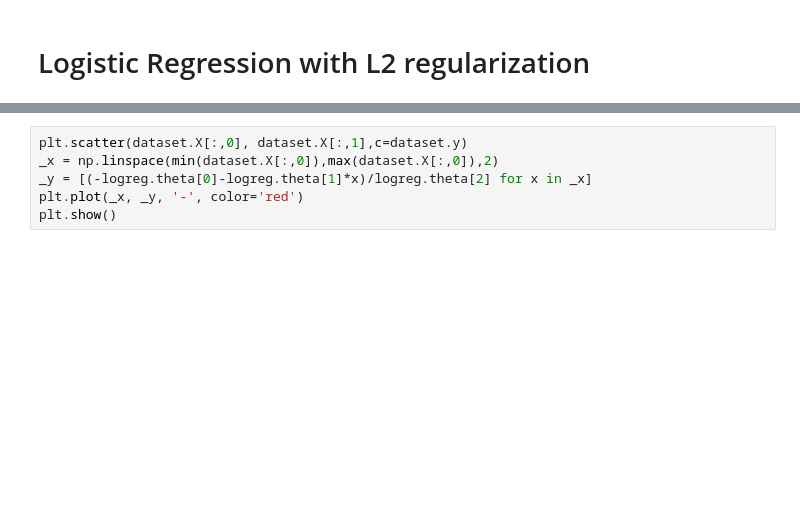
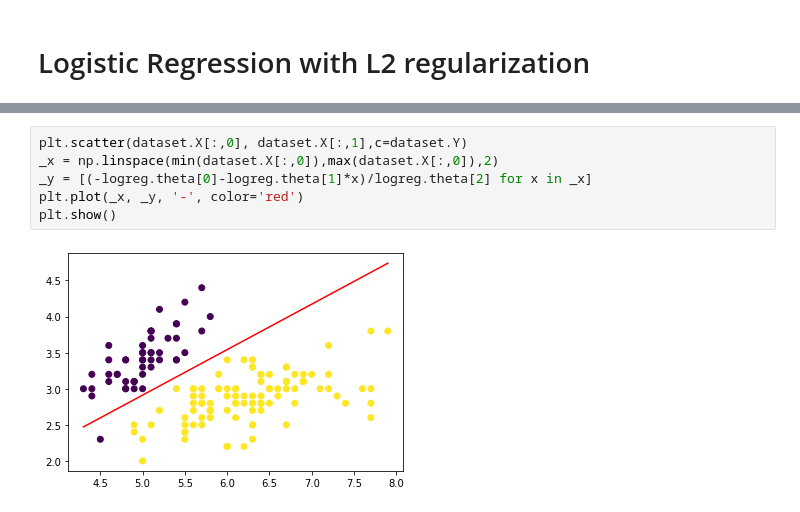
Before and after one commit to pg42866/SIB, a Jupyter notebook: scripts/eval2.ipynb, the cells around one changed output, grey strips where cells are left out. Saved outputs shown, nothing was run; the diff lists cells and outputs as text; blank space fills up the shorter version.

```diff
--- a/scripts/eval2.ipynb
+++ b/scripts/eval2.ipynb
@@ -129,9 +151,11 @@ logreg.theta
 # %%
-plt.scatter(dataset.X[:,0], dataset.X[:,1],c=dataset.y)
+plt.scatter(dataset.X[:,0], dataset.X[:,1],c=dataset.Y)
 _x = np.linspace(min(dataset.X[:,0]),max(dataset.X[:,0]),2)
 _y = [(-logreg.theta[0]-logreg.theta[1]*x)/logreg.theta[2] for x in _x]
 plt.plot(_x, _y, '-', color='red')
 plt.show()
+# %% [output]
+[figure, added]
 # %%
 ex = np.array([5.5, 2])
 print("Pred. example:", logreg.predict(ex))
```
Also changed, not shown: parts of 10 cells of this notebook, 2 other files.
